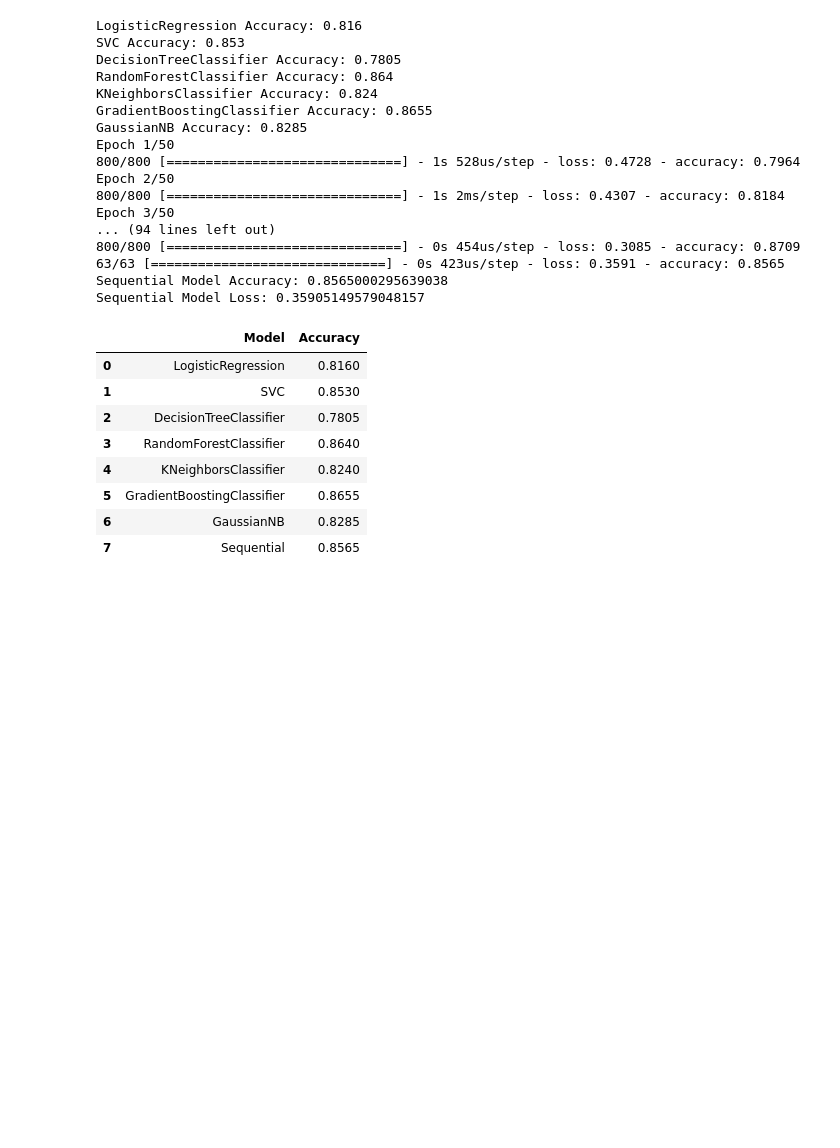
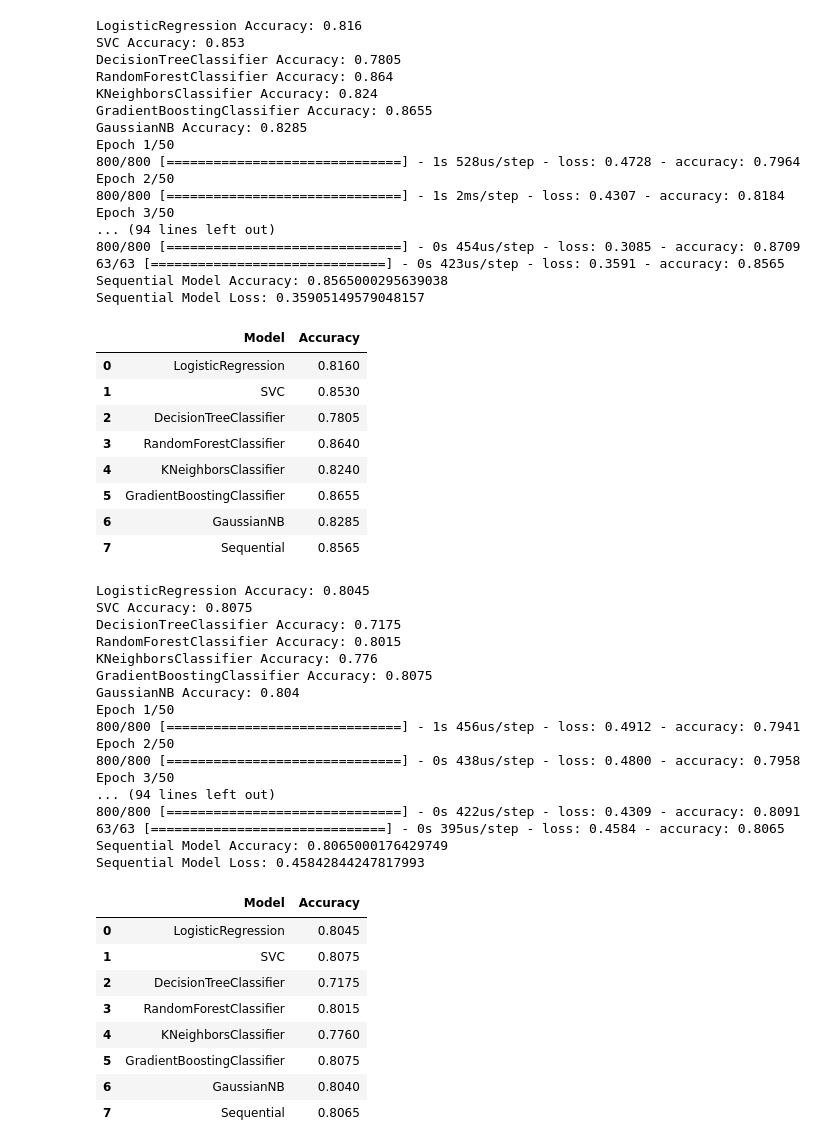
Before and after one commit to MaukanMir/Bank-Churn-Customer-Classifier, a Jupyter notebook: training.ipynb, the cells around one changed output. Saved outputs shown, nothing was run; the diff lists cells and outputs as text; code cells hidden in the pictures; blank space fills up the shorter version.

```diff
--- a/training.ipynb
+++ b/training.ipynb
@@ -220,3 +221,46 @@ Sequential Model Loss: 0.35905149579048157
 | 5 | GradientBoostingClassifier | 0.8655 |
 | 6 | GaussianNB | 0.8285 |
 | 7 | Sequential | 0.8565 |
+# %%
+X_train, X_test, y_train_encoded, y_test_encoded = train_test_split(X, y, test_size=0.2, random_state=42)
+
+# Initializing and applying StandardScaler
+scaler = StandardScaler()
+X_train_scaled = scaler.fit_transform(X_train)
+X_test_scaled = scaler.transform(X_test)
+
+# Initializing and applying PCA
+pca = PCA(n_components=4)
+X_train_pca = pca.fit_transform(X_train_scaled)
+X_test_pca = pca.transform(X_test_scaled)
+
+# Running models with PCA-transformed data
+models = run_all_models(X_train_pca, X_test_pca, y_train_encoded, y_test_encoded)
+models
+# %% [output]
+LogisticRegression Accuracy: 0.8045
+SVC Accuracy: 0.8075
+DecisionTreeClassifier Accuracy: 0.7175
+RandomForestClassifier Accuracy: 0.8015
+KNeighborsClassifier Accuracy: 0.776
+GradientBoostingClassifier Accuracy: 0.8075
+GaussianNB Accuracy: 0.804
+Epoch 1/50
+800/800 [==============================] - 1s 456us/step - loss: 0.4912 - accuracy: 0.7941
+Epoch 2/50
+800/800 [==============================] - 0s 438us/step - loss: 0.4800 - accuracy: 0.7958
+Epoch 3/50
+... (94 lines left out)
+800/800 [==============================] - 0s 422us/step - loss: 0.4309 - accuracy: 0.8091
+63/63 [==============================] - 0s 395us/step - loss: 0.4584 - accuracy: 0.8065
+Sequential Model Accuracy: 0.8065000176429749
+Sequential Model Loss: 0.45842844247817993
+|  | Model | Accuracy |
+| 0 | LogisticRegression | 0.8045 |
+| 1 | SVC | 0.8075 |
+| 2 | DecisionTreeClassifier | 0.7175 |
+| 3 | RandomForestClassifier | 0.8015 |
+| 4 | KNeighborsClassifier | 0.7760 |
+| 5 | GradientBoostingClassifier | 0.8075 |
+| 6 | GaussianNB | 0.8040 |
+| 7 | Sequential | 0.8065 |
```
Also changed, not shown: parts of 1 cell of this notebook.
